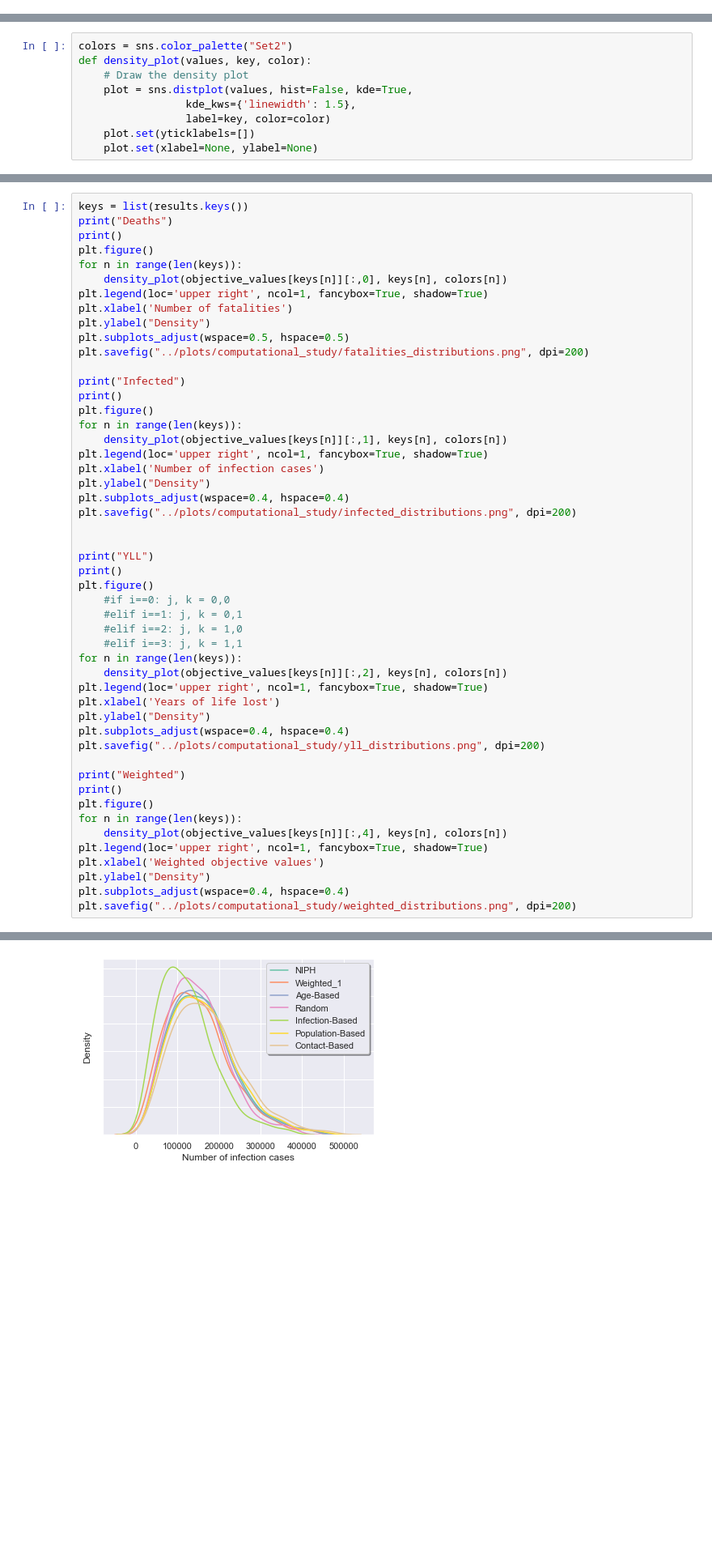
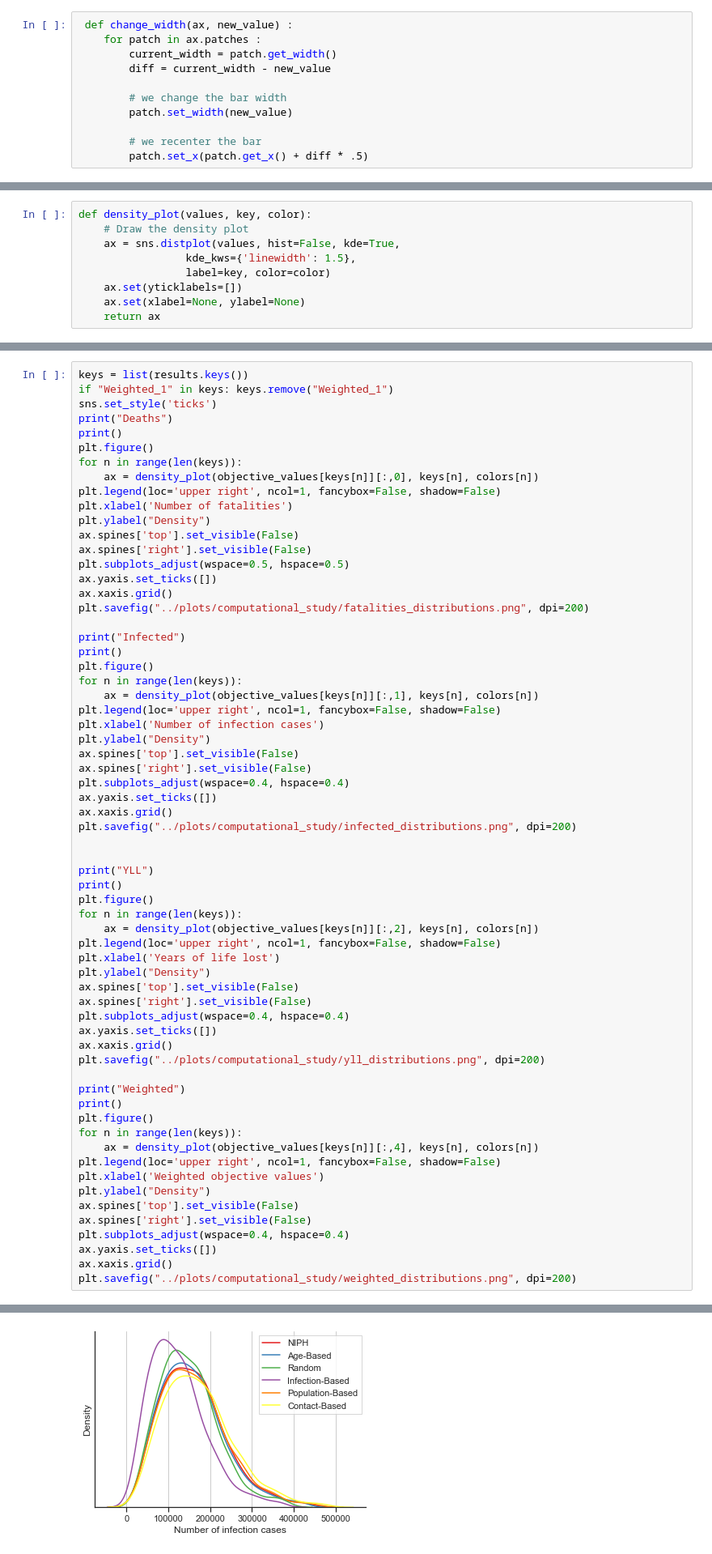
Before and after one commit to bendiknordeng/Epidemiologic-Strategies, a Jupyter notebook: notebooks/plot_results.ipynb, the cells around one changed output, grey strips where cells are left out. Shown at 81% size. Saved outputs shown, nothing was run; the diff lists cells and outputs as text; blank space fills up the shorter version.

```diff
--- a/notebooks/plot_results.ipynb
+++ b/notebooks/plot_results.ipynb
@@ -149,3 +140,14 @@ np.where(2 ==indices)[0][0]
+# %%
+ def change_width(ax, new_value) :
+    for patch in ax.patches :
+        current_width = patch.get_width()
+        diff = current_width - new_value
+
+        # we change the bar width
+        patch.set_width(new_value)
+
+        # we recenter the bar
+        patch.set_x(patch.get_x() + diff * .5)
 # %%
 paths = get_paths()
 keys = list(results.keys())
@@ -230,11 +244,11 @@ Finding objective values for  Infection-Based
 Finding objective values for  Population-Based
 Finding objective values for  Contact-Based
 # %%
-colors = sns.color_palette("Set2")
 def density_plot(values, key, color):
     # Draw the density plot
-    plot = sns.distplot(values, hist=False, kde=True,
+    ax = sns.distplot(values, hist=False, kde=True,
                  kde_kws={'linewidth': 1.5},
                  label=key, color=color)
-    plot.set(yticklabels=[])
-    plot.set(xlabel=None, ylabel=None)
+    ax.set(yticklabels=[])
+    ax.set(xlabel=None, ylabel=None)
+    return ax
@@ -245,52 +255,66 @@ len(keys)
 # %%
 keys = list(results.keys())
+if "Weighted_1" in keys: keys.remove("Weighted_1")
+sns.set_style('ticks')
 print("Deaths")
 print()
 plt.figure()
 for n in range(len(keys)):
-    density_plot(objective_values[keys[n]][:,0], keys[n], colors[n])
-plt.legend(loc='upper right', ncol=1, fancybox=True, shadow=True)
+    ax = density_plot(objective_values[keys[n]][:,0], keys[n], colors[n])
+plt.legend(loc='upper right', ncol=1, fancybox=False, shadow=False)
 plt.xlabel('Number of fatalities')
 plt.ylabel("Density")
+ax.spines['top'].set_visible(False)
+ax.spines['right'].set_visible(False)
 plt.subplots_adjust(wspace=0.5, hspace=0.5)
+ax.yaxis.set_ticks([])
+ax.xaxis.grid()
 plt.savefig("../plots/computational_study/fatalities_distributions.png", dpi=200)
 
 print("Infected")
 print()
 plt.figure()
 for n in range(len(keys)):
-    density_plot(objective_values[keys[n]][:,1], keys[n], colors[n])
-plt.legend(loc='upper right', ncol=1, fancybox=True, shadow=True)
+    ax = density_plot(objective_values[keys[n]][:,1], keys[n], colors[n])
+plt.legend(loc='upper right', ncol=1, fancybox=False, shadow=False)
 plt.xlabel('Number of infection cases')
 plt.ylabel("Density")
+ax.spines['top'].set_visible(False)
+ax.spines['right'].set_visible(False)
 plt.subplots_adjust(wspace=0.4, hspace=0.4)
+ax.yaxis.set_ticks([])
+ax.xaxis.grid()
 plt.savefig("../plots/computational_study/infected_distributions.png", dpi=200)
 
 
 print("YLL")
 print()
 plt.figure()
-    #if i==0: j, k = 0,0
-    #elif i==1: j, k = 0,1
-    #elif i==2: j, k = 1,0
-    #elif i==3: j, k = 1,1
 for n in range(len(keys)):
-    density_plot(objective_values[keys[n]][:,2], keys[n], colors[n])
-plt.legend(loc='upper right', ncol=1, fancybox=True, shadow=True)
+    ax = density_plot(objective_values[keys[n]][:,2], keys[n], colors[n])
+plt.legend(loc='upper right', ncol=1, fancybox=False, shadow=False)
 plt.xlabel('Years of life lost')
 plt.ylabel("Density")
+ax.spines['top'].set_visible(False)
+ax.spines['right'].set_visible(False)
 plt.subplots_adjust(wspace=0.4, hspace=0.4)
+ax.yaxis.set_ticks([])
+ax.xaxis.grid()
 plt.savefig("../plots/computational_study/yll_distributions.png", dpi=200)
 
 print("Weighted")
 print()
 plt.figure()
 for n in range(len(keys)):
-    density_plot(objective_values[keys[n]][:,4], keys[n], colors[n])
-plt.legend(loc='upper right', ncol=1, fancybox=True, shadow=True)
+    ax = density_plot(objective_values[keys[n]][:,4], keys[n], colors[n])
+plt.legend(loc='upper right', ncol=1, fancybox=False, shadow=False)
 plt.xlabel('Weighted objective values')
 plt.ylabel("Density")
+ax.spines['top'].set_visible(False)
+ax.spines['right'].set_visible(False)
 plt.subplots_adjust(wspace=0.4, hspace=0.4)
+ax.yaxis.set_ticks([])
+ax.xaxis.grid()
 plt.savefig("../plots/computational_study/weighted_distributions.png", dpi=200)
 # %% [output]
 Deaths
@@ -304 +328 @@ Weighted
-[figure, old version]
+[figure, new version]
```
Also changed, not shown: parts of 39 cells of this notebook, 1 other file.
